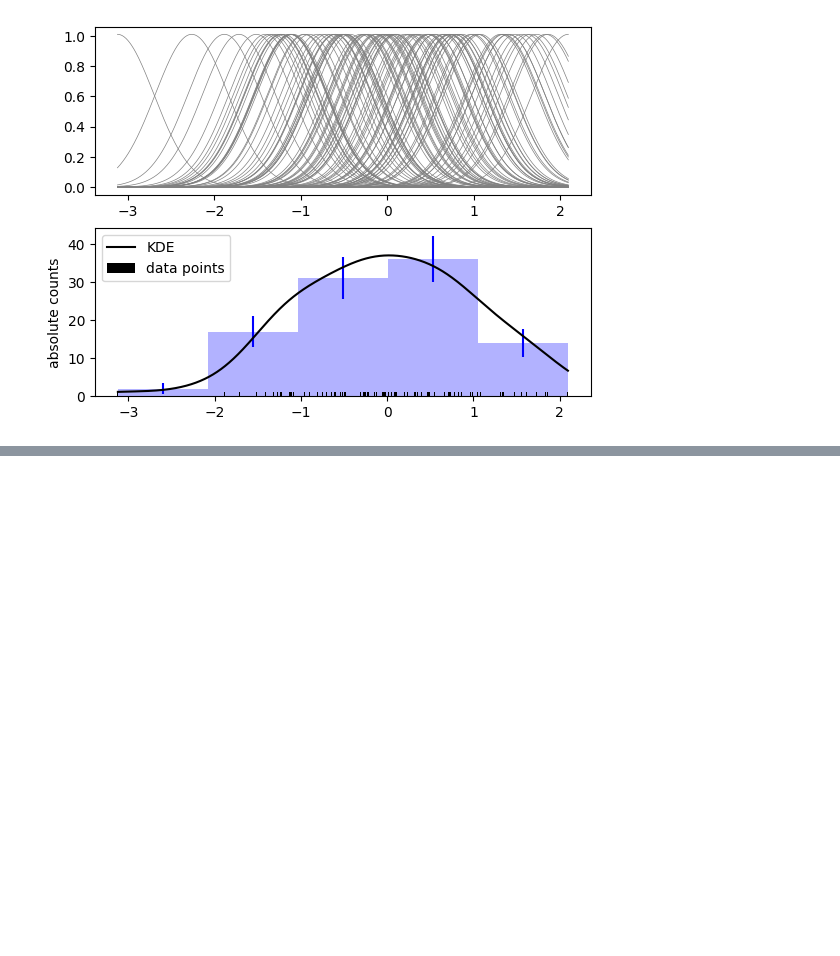
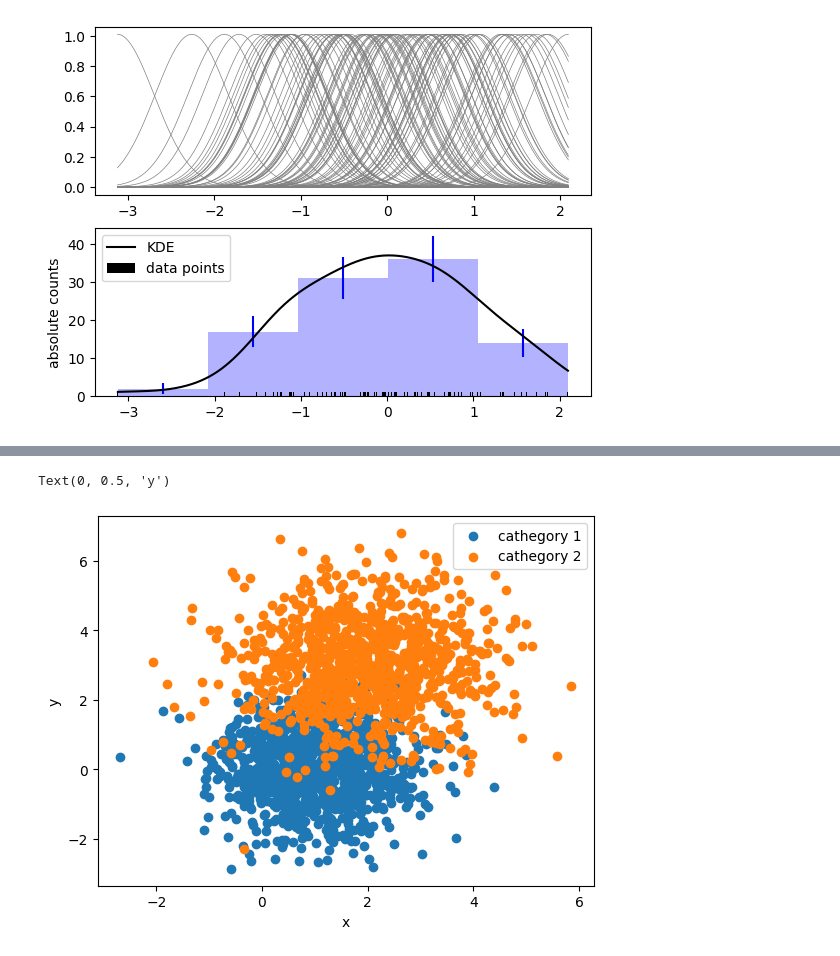
Before and after one commit to miriamzara/LaboratoryOfComputationalPhysics_Y7, a Jupyter notebook: 07_Visualization/07ex_Visualization.ipynb, the cells around one changed output, grey strips where cells are left out. Cells and saved outputs as stored; diff of their text form; code cells hidden in the pictures; blank space fills up the shorter version.

```diff
--- a/07_Visualization/07ex_Visualization.ipynb
+++ b/07_Visualization/07ex_Visualization.ipynb
@@ -140,2 +126,20 @@ two_categories_scat 100%[===================>]  42.80K  --.-KB/s    in 0.02s
 [figure]
+# %%
+import numpy.random as npr
+import matplotlib.pyplot as plt
+npr.seed(134583)
+mean_1 = [1,0]
+cov_1 = [[1, 0], [0, 1]]
+data_1 = npr.multivariate_normal(mean = mean_1, cov = cov_1, size = 1000)
+mean_2 = [2,3]
+cov_2 = [[1.5, 0],[0, 1.5]]
+data_2 = npr.multivariate_normal(mean = mean_2, cov = cov_2, size = 1000)
+plt.scatter(x = data_1[:, 0], y = data_1[:, 1], label = 'cathegory 1')
+plt.scatter(x = data_2[:, 0], y = data_2[:, 1], label = "cathegory 2")
+plt.legend(loc= "best")
+plt.xlabel("x")
+plt.ylabel("y")
+# %% [output]
+Text(0, 0.5, 'y')
+[figure, added]
 # %% [markdown]
```
Also changed, not shown: parts of 9 cells of this notebook, 4 other files.
